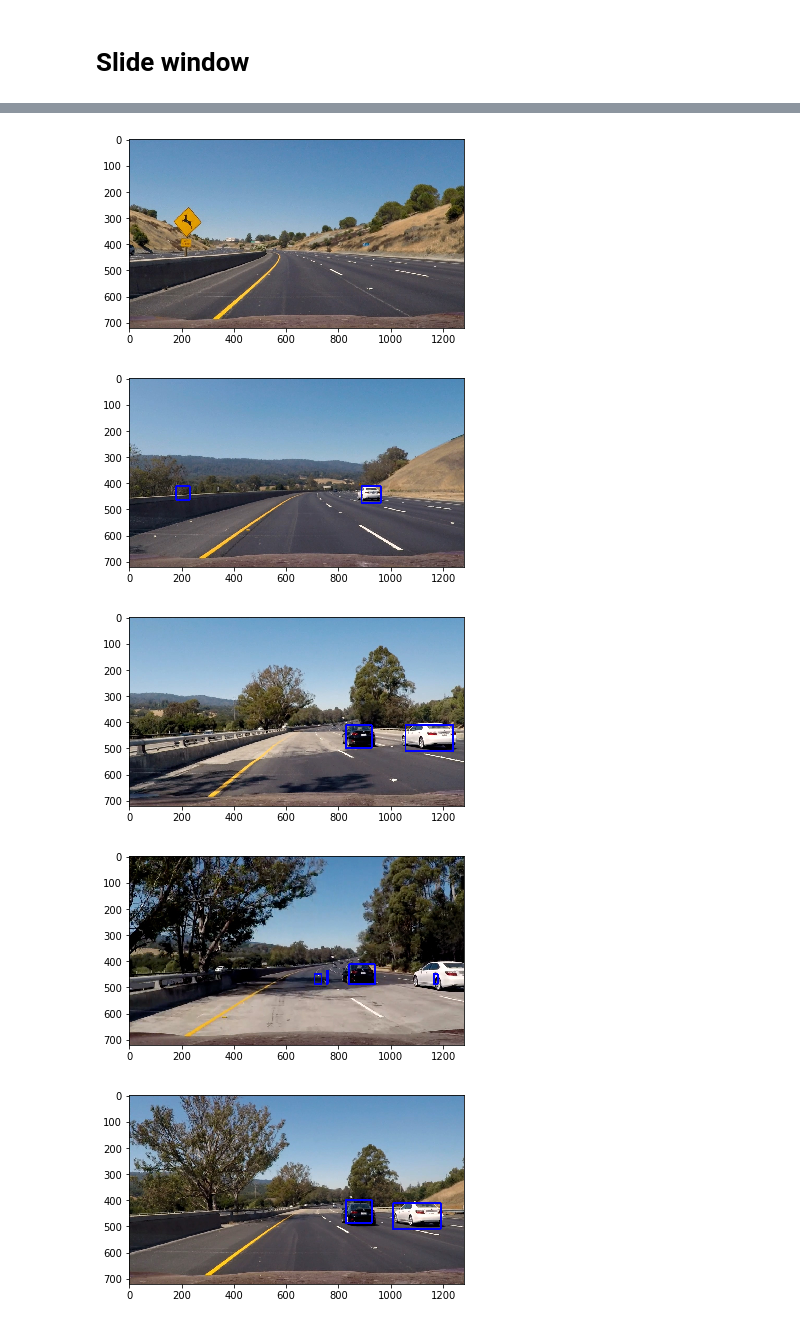
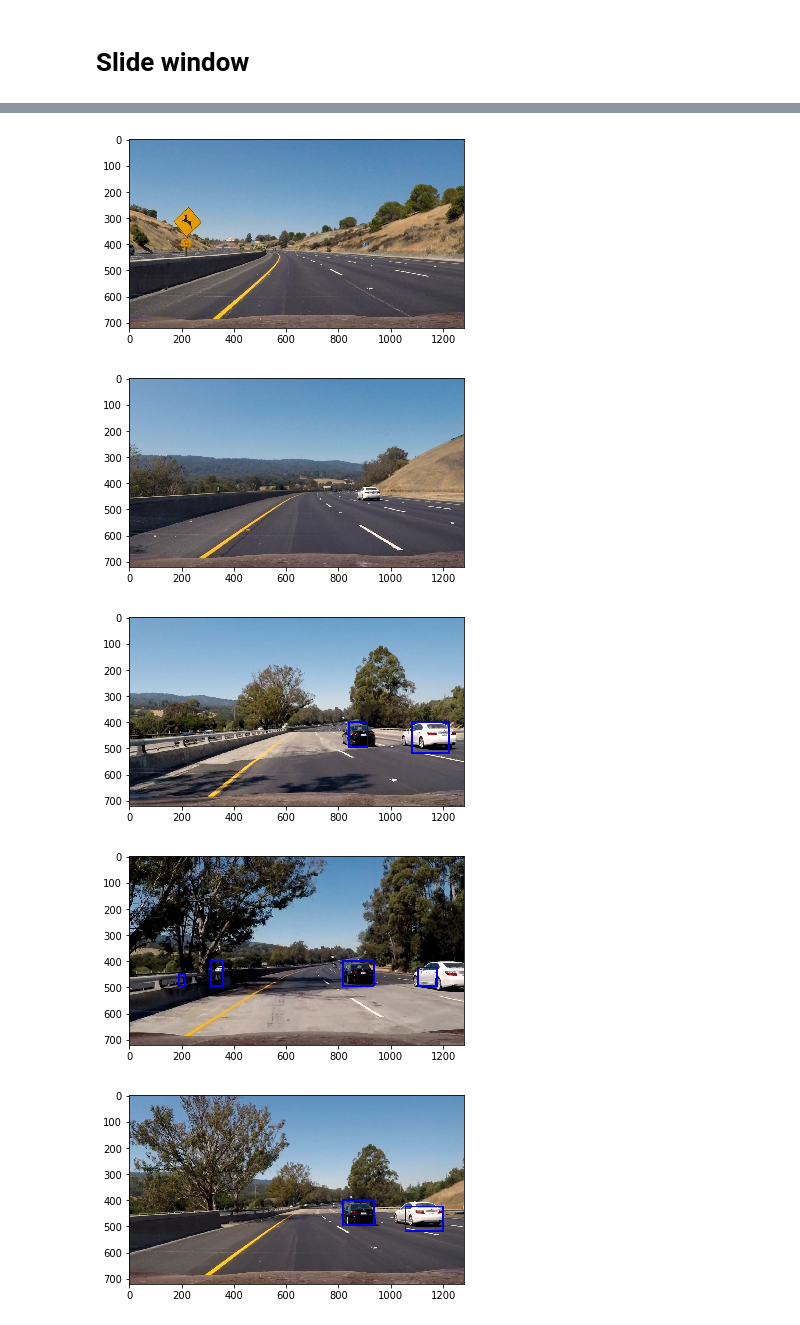
Before and after one commit to yjmade/CarND-Vehicle-Detection, a Jupyter notebook: vehicle_detection.ipynb, the cells around one changed output, grey strips where cells are left out. Drawn from its saved outputs; the diff is of its cells as text; code cells hidden in the pictures.

```diff
--- a/vehicle_detection.ipynb
+++ b/vehicle_detection.ipynb
@@ -39,8 +39,8 @@ import os
 from src.train_svm import imread
 import glob
 # %%
-imgs=[imread(img_path) for img_path in glob.glob("test_images/*.jpg")]
+imgs=glob.glob("test_images/*.jpg")
 # %%
 for img in imgs:
-    main(img,show=True)
+    main_find_cars(img,show=True)
 # %% [output]
@@ -48,5 +48,5 @@ for img in imgs:
 [figure]
-[figure, old version]
+[figure, new version]
-[figure, old version]
+[figure, new version]
-[figure, old version]
+[figure, new version]
-[figure, old version]
+[figure, new version]
```
Also changed, not shown: parts of 5 cells of this notebook, 14 other files.
